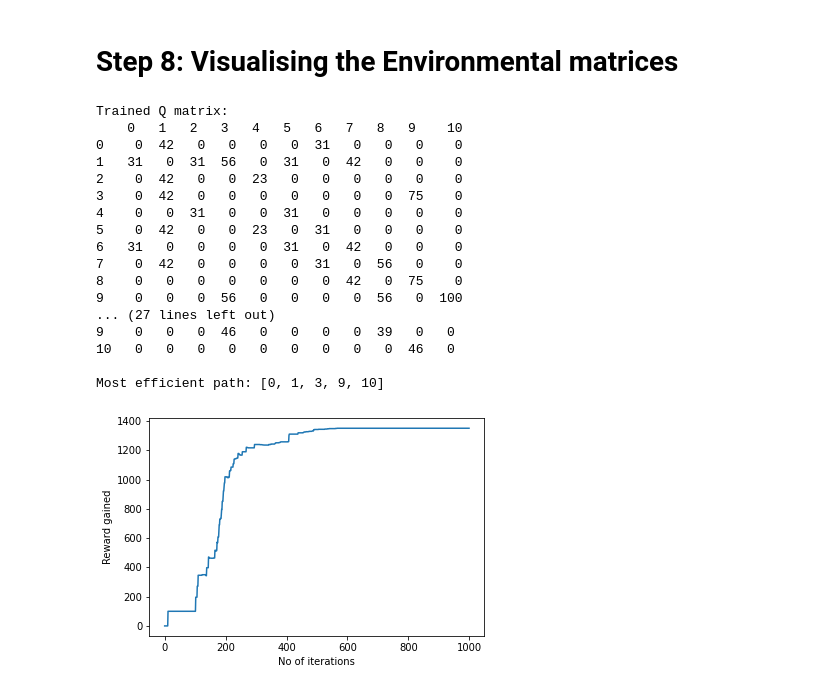
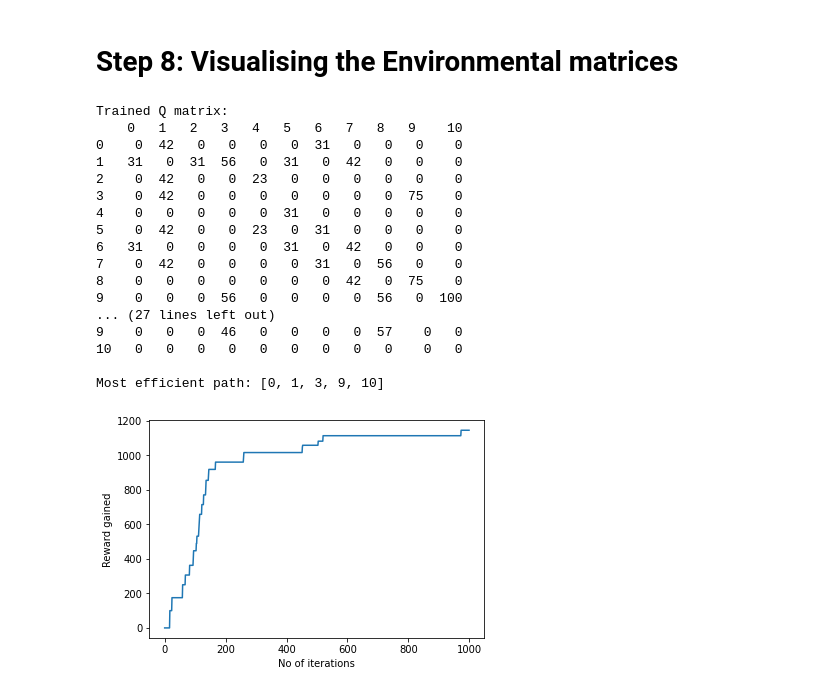
Before and after one commit to featherineaugustus/Reinforcement-Learning---Graph-Traversal, a Jupyter notebook: Graph Traversal.ipynb, the cells around one changed output. Cells and saved outputs as stored; diff of their text form; code cells hidden in the pictures.

```diff
--- a/Graph Traversal.ipynb
+++ b/Graph Traversal.ipynb
@@ -154,12 +156,20 @@ initial_state = 1
 
 # Train
 scores = []
+
+
+current_state = 0
 for i in range(1000):
-    current_state = np.random.randint(0, int(Q.shape[0]))
+    #current_state = np.random.randint(0, int(Q.shape[0]))
+    # Restart
+    if current_state == 10:
+        current_state = 0
+
     available_action = available_actions(current_state)
     action = sample_next_action(available_action)
-    (Q, score) = update(Q, current_state, action, gamma)
+    (Q, score, new_state) = update(Q, current_state, action, gamma)
     scores.append(score)
+    current_state = new_state
 
 # View the trained Q matrix
 print('Trained Q matrix:')
@@ -242,6 +252,8 @@ def update(Q, env_police, env_drugs, current_state, action, gamma):
     else:
         max_index = int(max_index)
 
+    new_state = max_index
+
     max_value = Q[action, max_index]
     Q[current_state, action] = M[current_state, action] + gamma * max_value
     environment = collect_environmental_data(action)
@@ -252,9 +264,9 @@ def update(Q, env_police, env_drugs, current_state, action, gamma):
         env_drugs[current_state, action] += 1
 
     if (np.max(Q) > 0):
-        return (Q, env_police, env_drugs, np.sum(Q / np.max(Q)*100))
+        return (Q, env_police, env_drugs, np.sum(Q / np.max(Q)*100), new_state)
     else:
-        return (Q, env_police, env_drugs, 0)
+        return (Q, env_police, env_drugs, 0, new_state)
 # %% [markdown]
 # Step 8: Visualising the Environmental matrices
 # %%
@@ -269,20 +281,28 @@ initial_state = 1
 
 # Train
 scores = []
+current_state = 0
+
 for i in range(1000):
-    current_state = np.random.randint(0, int(Q.shape[0]))
+    #current_state = np.random.randint(0, int(Q.shape[0]))
+    # Restart
+    if current_state == 10:
+        current_state = 0
+
     available_action = available_actions(current_state)
     action = sample_next_action(available_action)
 
     (Q,
      env_police, env_drugs,
-     score) = update(Q,
-                     env_police,  env_drugs,
-                     current_state,
-                     action,
-                     gamma
-                    )
+     score,
+     new_state) = update(Q,
+                         env_police,  env_drugs,
+                         current_state,
+                         action,
+                         gamma
+                        )
     scores.append(score)
+    current_state = new_state
 
 # View the trained Q matrix
 print("Trained Q matrix:")
@@ -291,34 +311,34 @@ print(pd.DataFrame(output.astype(int), columns=list(range(11))))
 
 # print environmental matrices
 print('\nPolice Found:')
 print(pd.DataFrame(env_police.astype(int), columns=list(range(11))))
 print('\nDrug traces Found:')
 print(pd.DataFrame(env_drugs.astype(int), columns=list(range(11))))
 
 # Find optimal path
 find_optimal_path(Q, 0, 10)
 
 # Plot reward gained over iteration
 plt.plot(scores)
 plt.xlabel('No of iterations')
 plt.ylabel('Reward gained')
 plt.show()
 # %% [output]
 Trained Q matrix:
     0   1   2   3   4   5   6   7   8   9    10
 0    0  42   0   0   0   0  31   0   0   0    0
 1   31   0  31  56   0  31   0  42   0   0    0
 2    0  42   0   0  23   0   0   0   0   0    0
 3    0  42   0   0   0   0   0   0   0  75    0
-4    0   0  31   0   0  31   0   0   0   0    0
+4    0   0   0   0   0  31   0   0   0   0    0
 5    0  42   0   0  23   0  31   0   0   0    0
 6   31   0   0   0   0  31   0  42   0   0    0
 7    0  42   0   0   0   0  31   0  56   0    0
 8    0   0   0   0   0   0   0  42   0  75    0
 9    0   0   0  56   0   0   0   0  56   0  100
 ... (27 lines left out)
-9    0   0   0  46   0   0   0   0  39   0   0
-10   0   0   0   0   0   0   0   0   0  46   0
+9    0   0   0  46   0   0   0   0  57    0   0
+10   0   0   0   0   0   0   0   0   0    0   0
 
 Most efficient path: [0, 1, 3, 9, 10]
-[figure, old version]
+[figure, new version]
```
Also changed, not shown: parts of 2 cells of this notebook.
